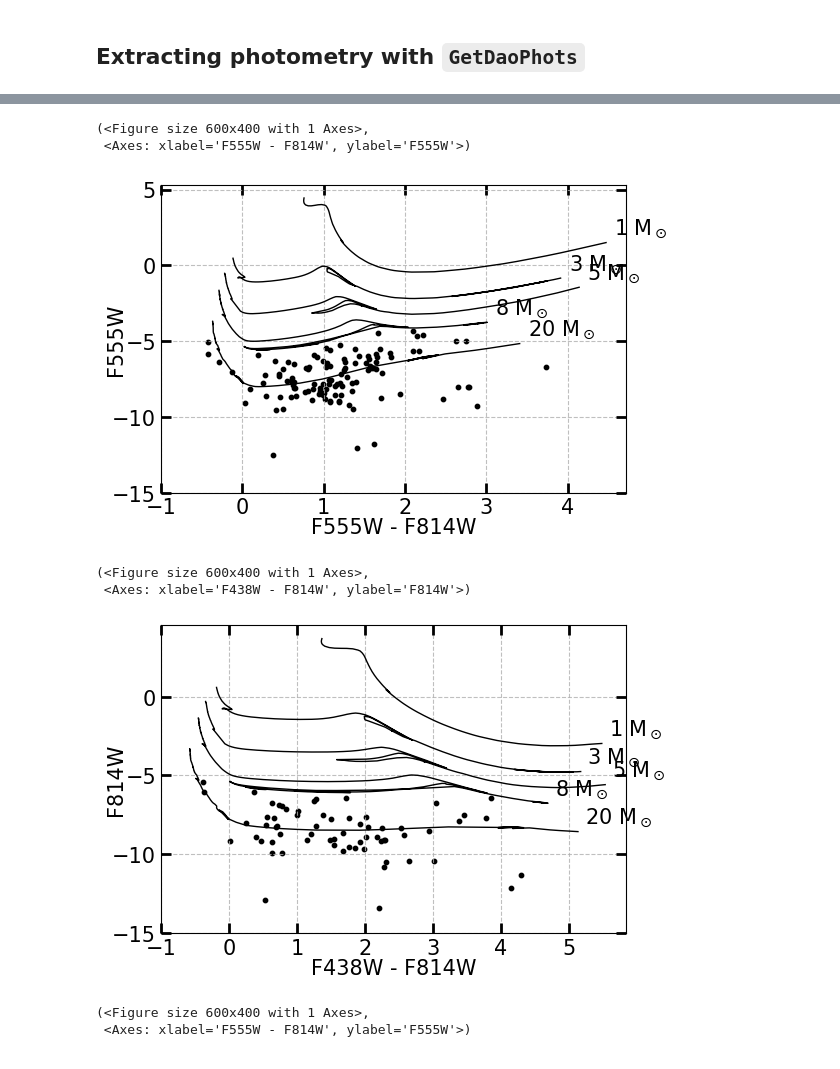
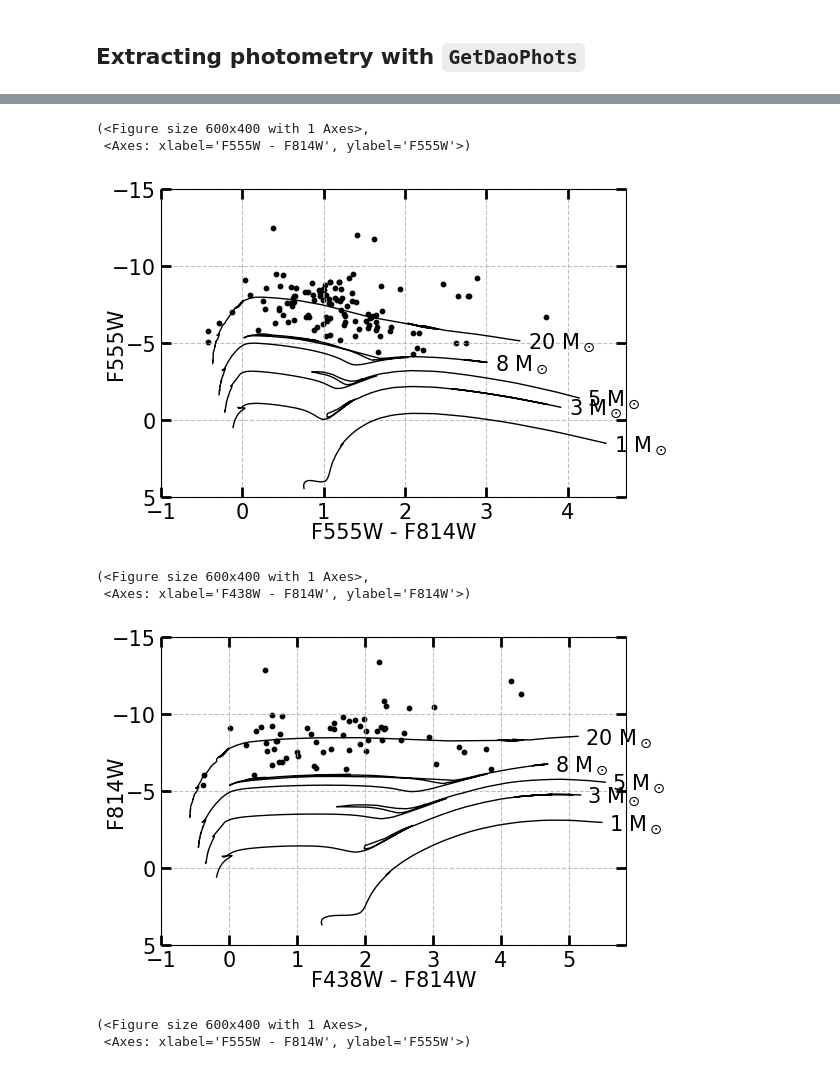
Before and after one commit to devkhullar/querx, a Jupyter notebook: M66_corrected.ipynb, the cells around one changed output, grey strips where cells are left out. Cells and saved outputs as stored; diff of their text form; code cells hidden in the pictures.

```diff
--- a/M66_corrected.ipynb
+++ b/M66_corrected.ipynb
@@ -1186,19 +1186,19 @@ Searching photometry_M66_f336w_wfc3_sources.ecsv
 # %%
 MakeCMD(DaoCleanPhots, xcolor=["F555W", "F814W"], ycolor="F555W",
-        instrument="WFC3", ylim=-15, xlim=-1, save=True,
+        instrument="WFC3", ylim=(5,-15), xlim=-1, save=True,
         savefile='/Users/undergradstudent/Research/XRB-Analysis/Galaxies/M66/f555w-f814w.png')
 # %% [output]
 (<Figure size 600x400 with 1 Axes>,
  <Axes: xlabel='F555W - F814W', ylabel='F555W'>)
-[figure, old version]
+[figure, new version]
 # %%
 MakeCMD(DaoCleanPhots, xcolor=["F438W", "F814W"], ycolor="F814W",
-        instrument="WFC3", ylim=-15, xlim=-1, save=True,
+        instrument="WFC3", ylim=(5,-15), xlim=-1, save=True,
         savefile='/Users/undergradstudent/Research/XRB-Analysis/Galaxies/M66/f438w-f814w.png')
 # %% [output]
 (<Figure size 600x400 with 1 Axes>,
  <Axes: xlabel='F438W - F814W', ylabel='F814W'>)
-[figure, old version]
+[figure, new version]
 # %%
 CX29 = Find(DaoCleanPhots, 'CSC ID = 2CXO J112017.6+125856')
 MakeCMD(CX29, xcolor=['F555W', 'F814W'], ycolor='F555W')
```
Also changed, not shown: parts of 3 cells of this notebook.
